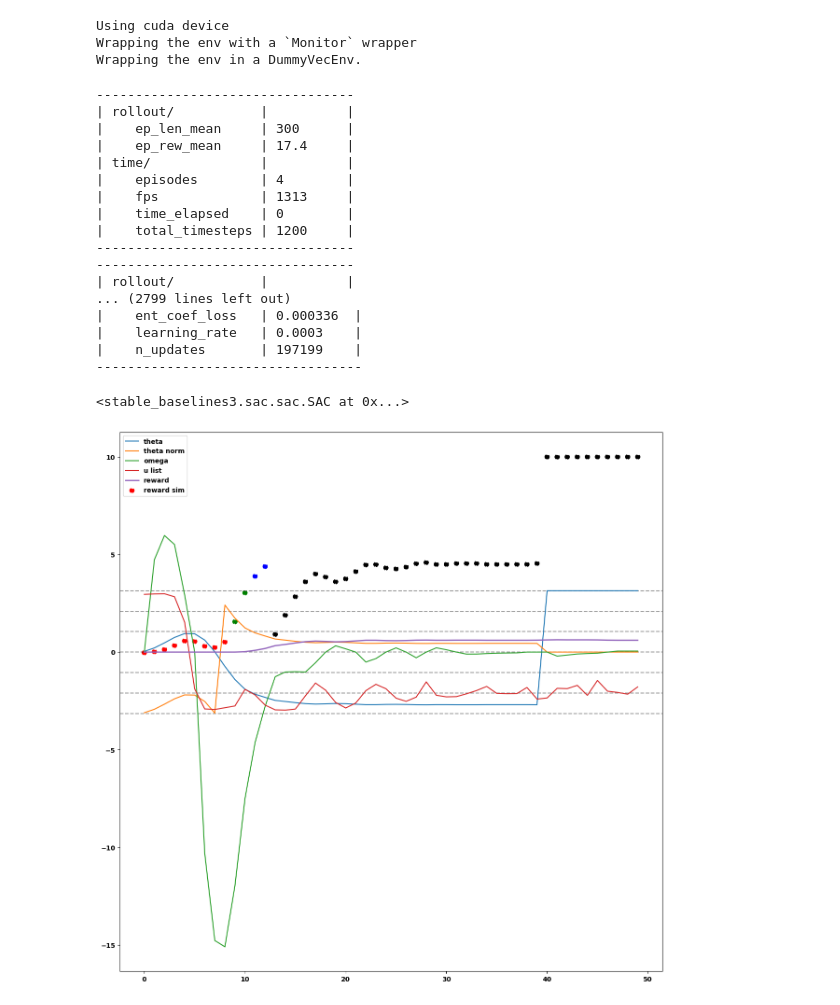
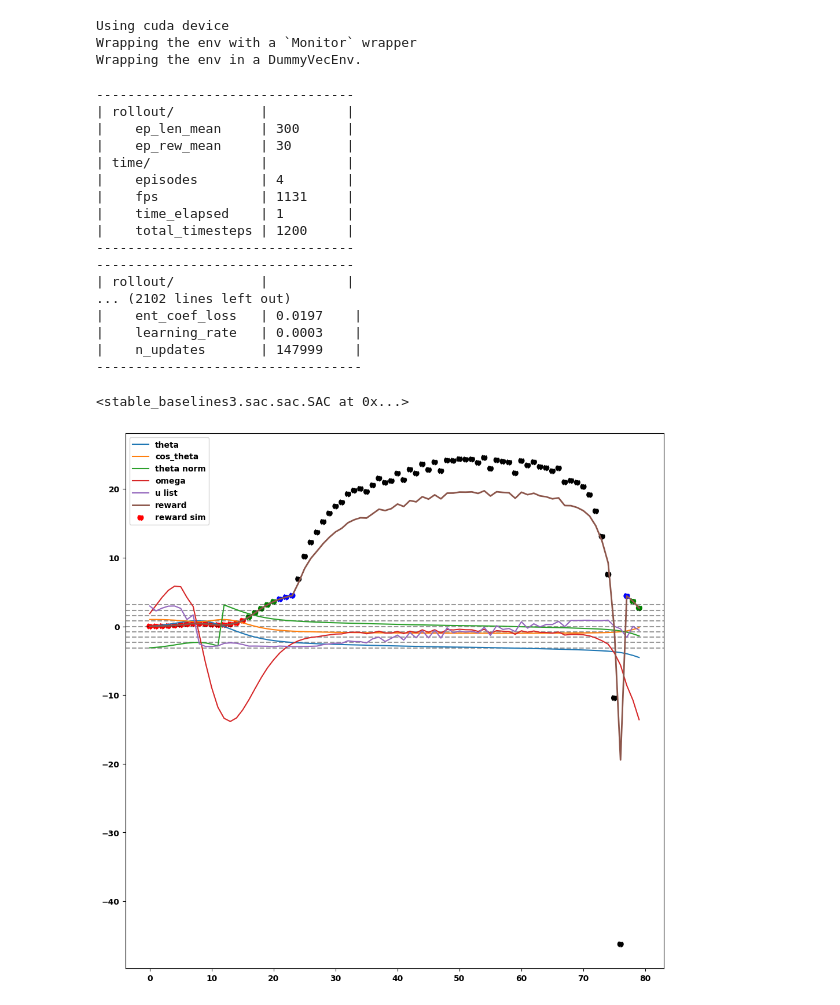
Before and after one commit to Erick-Hoogstrate/5SC28, a Jupyter notebook: policy_ac_SAC.ipynb, the cells around one changed output. Cells and saved outputs as stored; diff of their text form; code cells hidden in the pictures.

Commit message:
try new reward

```diff
--- a/policy_ac_SAC.ipynb
+++ b/policy_ac_SAC.ipynb
@@ -17,7 +17,7 @@ incorrectAngle_penalty = lambda self: -0.01*np.abs(self.th-target_angle)
 reward_lambda = lambda self: angle_reward(self) + correctVelocity_reward(self) + voltage_penalty(self) # + incorrectAngle_penalty(self)
 def reward_function(self):
     q=normalise_angle(self.th)
-    if (abs(q)<=np.pi/4): return 15-5*(q+1)**2-0.1*self.omega**2
+    if (abs(q)<=np.pi/4): return 20*np.cos(self.th)**2-2*self.omega**2+5
     else: return reward_lambda(self)
 # %%
 
@@ -30,24 +30,24 @@ Using cuda device
 Wrapping the env with a `Monitor` wrapper
 Wrapping the env in a DummyVecEnv.
 # %%
-model.learn(total_timesteps=200_000)
+model.learn(total_timesteps=150_000)
 # %% [output]
 ---------------------------------
 | rollout/           |          |
 |    ep_len_mean     | 300      |
-|    ep_rew_mean     | 17.4     |
+|    ep_rew_mean     | 30       |
 | time/              |          |
 |    episodes        | 4        |
-|    fps             | 1313     |
-|    time_elapsed    | 0        |
+|    fps             | 1131     |
+|    time_elapsed    | 1        |
 |    total_timesteps | 1200     |
 ---------------------------------
 ---------------------------------
 | rollout/           |          |
-... (2799 lines left out)
-|    ent_coef_loss   | 0.000336  |
+... (2102 lines left out)
+|    ent_coef_loss   | 0.0197    |
 |    learning_rate   | 0.0003    |
-|    n_updates       | 197199    |
+|    n_updates       | 147999    |
 ----------------------------------
 <stable_baselines3.sac.sac.SAC at 0x...>
 # %%
@@ -55,8 +55,8 @@ model.save('SAC_working_save4')
 # %%
-model=SAC.load('SAC_best_save.zip')
+# model=SAC.load('SAC_working_save4.zip')
 # %%
 env.close()
-env = gym.make('unbalanced-disk-v0', dt=0.025, umax=3.,reward_fun=compute_reward,noise_scale=1e-3)
+env = gym.make('unbalanced-disk-v0', dt=0.025, umax=3.,reward_fun=reward_function,noise_scale=1e-3)
 render_sim = True
 obs = env.reset()
 u_list=[]
@@ -117,34 +117,35 @@ colors=[]
 thetas_norm=[]
 colormap = np.array(['r', 'g', 'b'])
 for i in range(len(u_list)):
     data=Data()
     data.th=thetas[i]
     data.omega=omegas[i]
     data.u=u_list[i]
     q, r,c = compute_reward_sim(data, )
     rewards_sim.append(r)
     colors.append(c)
     thetas_norm.append(q)
 
 rewards_sim=np.array(rewards_sim)
 rewards_sim=rewards_sim
 colormap = np.array(['r', 'g', 'b', 'black'])
 
 
 plot_start=0#np.argmax(rewards)
-plot_end=plot_start+50
+plot_end=plot_start+80
 
-plt.figure(figsize=(15,15))
-[plt.axhline(x, ls='--',c='black',alpha=0.4) for x in np.arange(-1,1.1,1/3)*np.pi]
+plt.figure(figsize=(12,12))
+[plt.axhline(x, ls='--',c='black',alpha=0.4) for x in np.arange(-1,1.1,1/4)*np.pi]
 
 plt.plot(thetas[plot_start:plot_end], label='theta')
+plt.plot(np.cos(thetas[plot_start:plot_end]), label='cos_theta')
 plt.plot(thetas_norm[plot_start:plot_end], label='theta norm')
 plt.plot(omegas[plot_start:plot_end], label='omega')
 # plt.plot(np.array(omegas[:plot_end])**2, label='omega^2')
 plt.plot(u_list[plot_start:plot_end], label='u list')
 plt.plot(rewards[plot_start:plot_end], linewidth=2, label='reward')
 plt.scatter([*range(len(u_list[plot_start:plot_end]))], rewards_sim[plot_start:plot_end], ls='--', linewidth=2, label='reward sim', c=colormap[colors[plot_start:plot_end]])
 plt.legend()
 plt.show()
 # %% [output]
-[figure, old version]
+[figure, new version]
```
Also changed, not shown: parts of 1 cell of this notebook, 1 other file.
